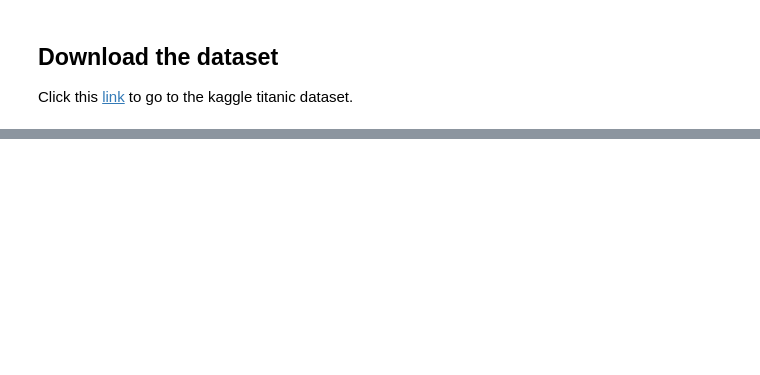
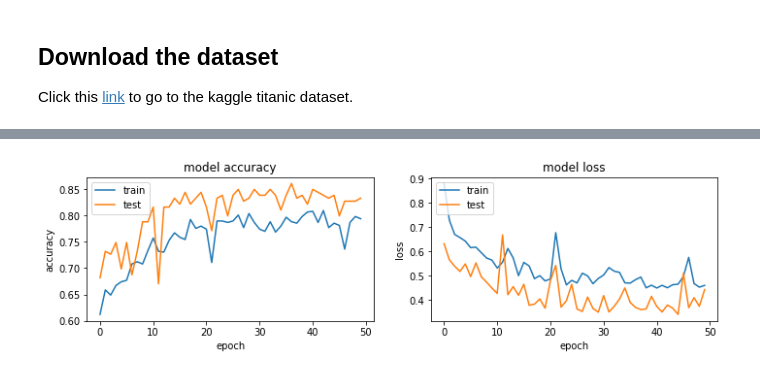
Before and after one commit to FlorianWoelki/titanic_classification, a Jupyter notebook: titanic_classification.ipynb, the cells around one changed output, grey strips where cells are left out. Cells and saved outputs as stored; diff of their text form; code cells hidden in the pictures; blank space fills up the shorter version.

```diff
--- a/titanic_classification.ipynb
+++ b/titanic_classification.ipynb
@@ -55,0 +118,18 @@ df.head(10)
+# %%
+BATCH_SIZE = 32
+model = tf.keras.Sequential([
+    tf.keras.layers.Flatten(input_shape=(7,)),
+    tf.keras.layers.Dense(64, activation='relu'),
+    tf.keras.layers.Dense(512, activation='relu'),
+    tf.keras.layers.Dense(1, activation='sigmoid')
+])
+# %%
+model.compile(optimizer='adam',
+              loss='binary_crossentropy',
+              metrics=['accuracy'])
+# %%
+labels = train['Survived'].values
+feature_names = ['Pclass', 'Age', 'Fare', 'Embarked', 'Sex', 'SibSp', 'Parch']
+features = train[feature_names].values
+# %%
+history = model.fit(features, labels, epochs=50, batch_size=BATCH_SIZE, validation_split=0.2, shuffle=True)
@@ -55,0 +154,22 @@ df.head(10)
+# %%
+fig = plt.figure(figsize=(18, 6))
+
+plt.subplot2grid((2, 3), (0, 0))
+plt.plot(history.history['acc'])
+plt.plot(history.history['val_acc'])
+plt.title('model accuracy')
+plt.ylabel('accuracy')
+plt.xlabel('epoch')
+plt.legend(['train', 'test'], loc='upper left')
+
+plt.subplot2grid((2, 3), (0, 1))
+plt.plot(history.history['loss'])
+plt.plot(history.history['val_loss'])
+plt.title('model loss')
+plt.ylabel('loss')
+plt.xlabel('epoch')
+plt.legend(['train', 'test'], loc='upper left')
+
+plt.show()
+# %% [output]
+[figure, added]
```
Also changed, not shown: parts of 16 cells of this notebook.
